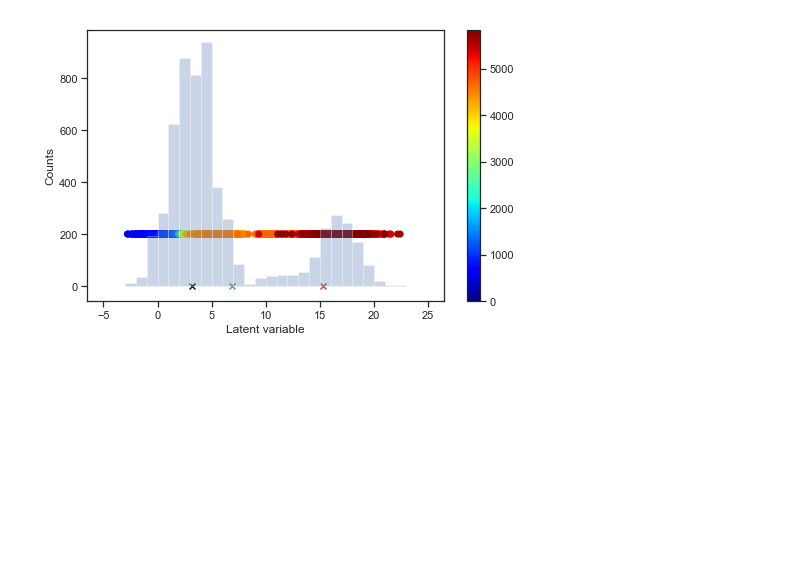
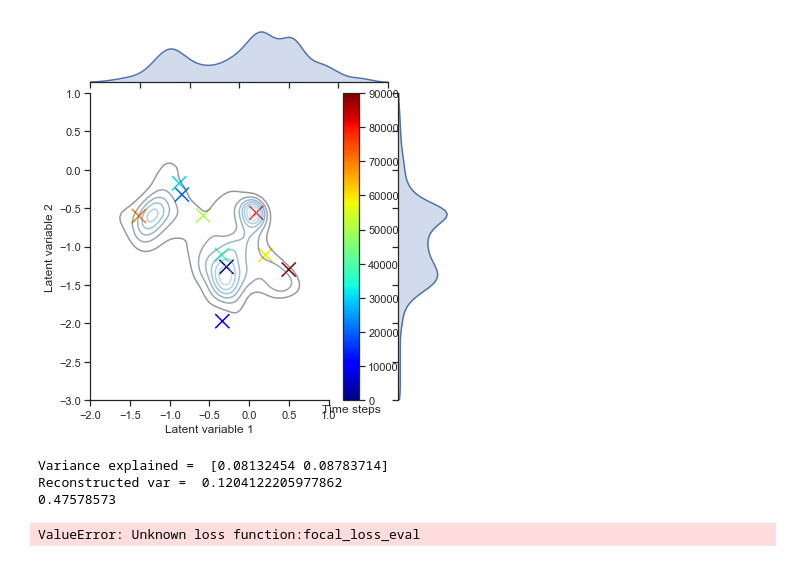
Before and after one commit to alanklam/MDEncoder, a Jupyter notebook: test.ipynb, the cells around one changed output. Cells and saved outputs as stored; diff of their text form; code cells hidden in the pictures; blank space fills up the shorter version.

```diff
--- a/test.ipynb
+++ b/test.ipynb
@@ -15,7 +29,7 @@ data = 1.0-data/np.max(data)
 # %%
 #helper function
 import re
-def read_Pycontact(file):
+def read_Pycontact(file,pairID=False):
     with open(file,'r') as ins:
         data = []
         pair = []
@@ -25,8 +39,11 @@ def read_Pycontact(file):
                 line = line.rstrip('\n')
                 tmp = re.findall( '\[(.*?)\]', line)[0].split(',')
                 data.append([float(x) for x in tmp])
-                tmp = line.split('[')[0].split()
-                pair.append((int(tmp[0]),int(tmp[2])))
+                if pairID:
+                    tmp = line.split('[')[0].split()
+                    pair.append((int(tmp[0]),int(tmp[2])))
+                else:
+                    pair.append(line.split('[')[0])
             else:
                 firstline = False
     pair = np.asarray(pair)
@@ -85,8 +174,10 @@ def build_autoencoder(f_dim,encode_dim,latent_dim, sparse=True, depth=1):
 # %%
 f_dim = data.shape[1]
-encode_dim = 200
-latent_dim = 1
+encode_dim = 8
+latent_dim = 2
 depth = 1
 print(data.shape)
-autoencoder, encoder = build_autoencoder(f_dim, encode_dim, latent_dim, depth=depth)
+#clear previous model
+K.clear_session()
+autoencoder, encoder = build_autoencoder(f_dim, encode_dim, latent_dim, sparse=4e-5, depth=depth)
 # %% [output]
@@ -184,20 +299,39 @@ sns.pairplot(cv_pd)
 # %%
+mid , late = 3000, 5830; #villin
+#mid , late = 4000, 8000
+frame = np.linspace(0,90000,10)
 if np.shape(cv_pd)[1]>1:
-    plt.scatter(cv_pd['CV1'],cv_pd['CV2'],marker='o')
-    plt.scatter(cv_pd['CV1'][0],cv_pd['CV2'][0],c='k',marker='x')
-    plt.scatter(cv_pd['CV1'][3000],cv_pd['CV2'][3000],c='g',marker='x')
-    plt.scatter(cv_pd['CV1'][5830],cv_pd['CV2'][5830],c='r',marker='x')
+    g = sns.JointGrid(x=cv_pd['CV1'].iloc[::10],y=cv_pd['CV2'].iloc[::10],xlim=(-2,1),ylim=(-3,1))
+    g = g.plot_joint(sns.kdeplot, cmap='Blues_d',alpha=0.5)
+    plt.scatter(cv_pd['CV1'][frame],cv_pd['CV2'][frame],c=frame,marker='x',s=200,cmap='jet')
+    #plt.scatter(cv_pd['CV1'][mid],cv_pd['CV2'][mid],c='g',marker='x',s=200)
+    #plt.scatter(cv_pd['CV1'][late],cv_pd['CV2'][late],c='r',marker='x',s=200)
+    plt.xlabel('Latent variable 1')
+    plt.ylabel('Latent variable 2')
+    c = plt.colorbar()
+    c.ax.set_xlabel('Time steps')
+    g = g.plot_marginals(sns.kdeplot, shade=True)
+    fig = plt.gcf()
+    fig.savefig('figs/A2_model-8-2CV.png',dpi=100)
 else:
     fig = plt.figure(figsize=(8,5))
     plt.xlabel('Latent variable')
     plt.ylabel('Counts')
-    plt.hist(cv_pd['CV1'],bins=np.linspace(-5,25,31),alpha=0.3)
-    plt.scatter(cv_pd['CV1'][0],0,c='k',marker='x')
-    plt.scatter(cv_pd['CV1'][4000],0,c='g',marker='x')
-    plt.scatter(cv_pd['CV1'][5830],0,c='r',marker='x')
+    plt.hist(cv_pd['CV1'],bins=np.linspace(-50,20,21),alpha=0.3)
+    plt.scatter(cv_pd['CV1'][100],0,c='k',marker='x')
+    plt.scatter(cv_pd['CV1'][mid],0,c='g',marker='x')
+    plt.scatter(cv_pd['CV1'][late],0,c='r',marker='x')
     plt.scatter(cv_pd['CV1'],200+np.zeros((1,len(cv_pd['CV1']))),c=np.arange(len(cv_pd['CV1'])),cmap='jet')
     plt.colorbar()
-    fig.savefig('figs/villin_model1.png',dpi=100)
+    #fig.savefig('figs/villin_model-200-1CV-CE.png',dpi=100)
 # %% [output]
-[figure, old version]
+[figure, new version]
+# %%
+print('Variance explained = ',[cv_pd['CV1'].var(),cv_pd['CV2'].var()]/np.sum(np.var(data,axis=0)))
+print('Reconstructed var = ',np.sum(np.var(output,axis=0))/np.sum(np.var(data,axis=0)))
+print(np.sum(np.var(output,axis=0)))
+# %% [output]
+Variance explained =  [0.08132454 0.08783714]
+Reconstructed var =  0.1204122205977862
+0.47578573
 # %%
@@ -206 +340,7 @@ encoder.save('models/villin-200-encode.h5')
+# %%
+from keras.models import load_model
+autoencoder = load_model('models/Villin-200-full-CV1CE.h5')
+encoder = load_model('models/Villin-200-full-CV1CE.h5')
+# %% [output]
+ValueError: Unknown loss function:focal_loss_eval
 # %%
```
Also changed, not shown: parts of 33 cells of this notebook.
